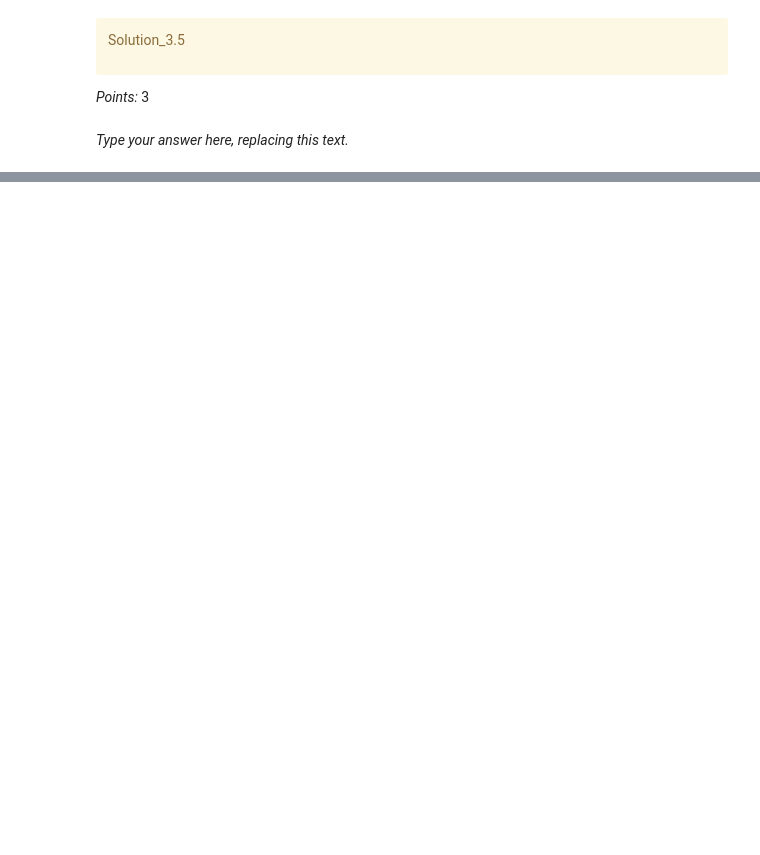
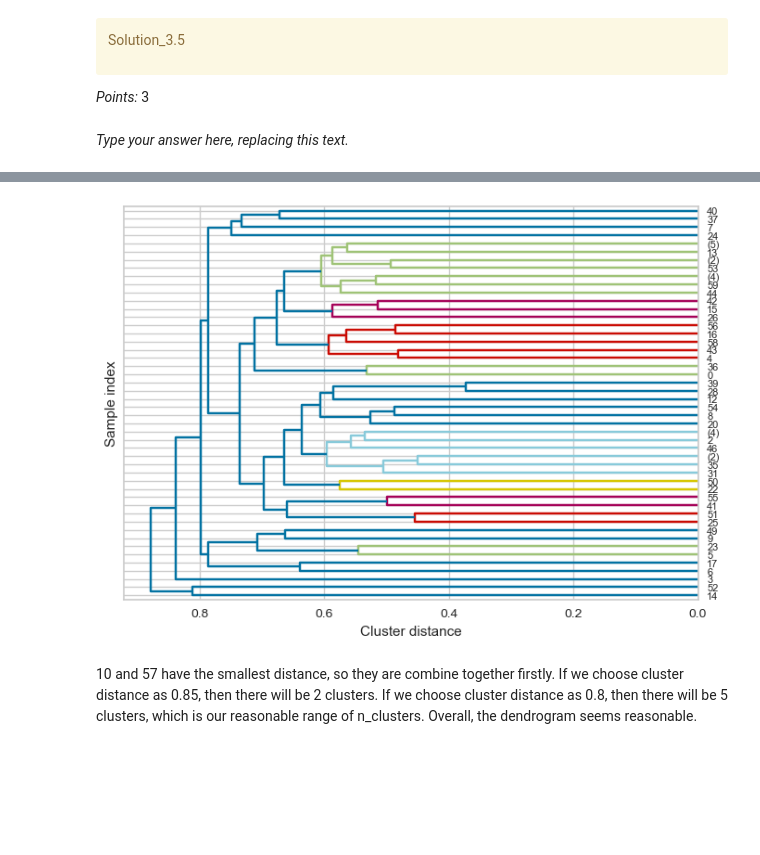
Before and after one commit to Nick-zhen/ML-Project, a Jupyter notebook: hw6/hw6.ipynb, the cells around one changed output, grey strips where cells are left out. Saved outputs shown, nothing was run; the diff lists cells and outputs as text; code cells hidden in the pictures; blank space fills up the shorter version.

```diff
--- a/hw6/hw6.ipynb
+++ b/hw6/hw6.ipynb
@@ -707,0 +722,14 @@ _Points:_ 5
+# %%
+recipe_samples = recipes_df.sample(n=60, random_state=42)
+samples_embeddings = embedder.encode(recipe_samples['name'].tolist())
+
+embeddings_df_3_3 = pd.DataFrame(samples_embeddings, index=recipe_samples.index)
+# embeddings_df['name'] = recipe_samples['name']
+# embeddings_df_3_3
+# %%
+kmeans_3_3 = KMeans(n_clusters=5, random_state=42)
+kmeans_3_3.fit(embeddings_df_3_3)
+kmeans_3_3_labels = kmeans_3_3.labels_.tolist() # list
+res_3_3_df = pd.DataFrame(kmeans_3_3_labels, index=recipe_samples.index, columns=['labels'])
+res_3_3_df['name'] = recipe_samples['name']
+res_3_3_df
@@ -759,0 +804,4 @@ _Type your answer here, replacing this text._
+# %%
+linkage_array = linkage(embeddings_df_3_3, method='average', metric='cosine')
+columns = ["c1", "c2", "distance(c1, c2)", "# observations"]
+pd.DataFrame(linkage_array, columns=columns)
@@ -760,3 +826,11 @@ _Type your answer here, replacing this text._
+# %%
+dendrogram(linkage_array, p=10, truncate_mode="level", orientation="left")
+plt.ylabel("Sample index")
+plt.xlabel("Cluster distance");
+# %% [output]
+[figure, added]
+# %% [markdown]
+10 and 57 have the smallest distance, so they are combine together firstly. If we choose cluster distance as 0.85, then there will be 2 clusters. If we choose cluster distance as 0.8, then there will be 5 clusters, which is our reasonable range of n_clusters. Overall, the dendrogram seems reasonable.
 # %% [markdown]
 <!-- END QUESTION -->
 
```
Also changed, not shown: parts of 22 cells of this notebook.
